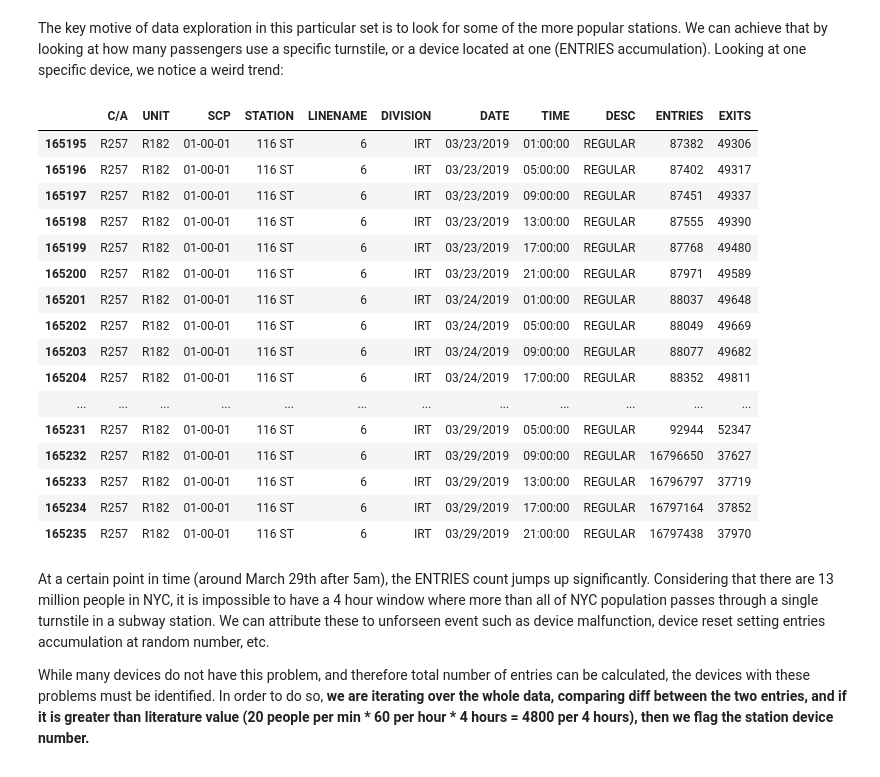
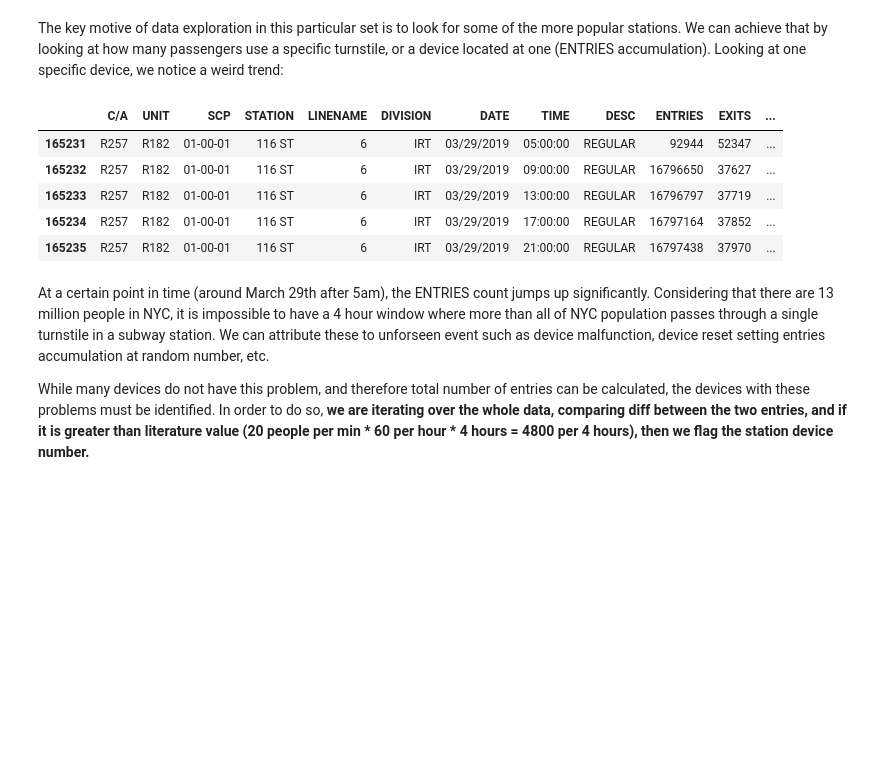
Before and after one commit to youngjeong46/MTA, a Jupyter notebook: Project 1 MTA.ipynb, the cells around one changed output. Saved outputs shown, nothing was run; the diff lists cells and outputs as text; code cells hidden in the pictures; blank space fills up the shorter version.

```diff
--- a/Project 1 MTA.ipynb
+++ b/Project 1 MTA.ipynb
@@ -41,25 +41,14 @@ According to the MTA website, the features shown are defined as:
 # %% [markdown]
 The key motive of data exploration in this particular set is to look for some of the more popular stations. We can achieve that by looking at how many passengers use a specific turnstile, or a device located at one (ENTRIES accumulation). Looking at one specific device, we notice a weird trend:
 # %%
-data[(data["STATION"]=="116 ST") & (data["SCP"]=="01-00-01") & (data["C/A"]=='R257') & (data["UNIT"]=='R182')]
+data[(data["STATION"]=="116 ST") & (data["SCP"]=="01-00-01") & (data["C/A"]=='R257') & (data["UNIT"]=='R182')].tail(5)
 # %% [output]
-|  | C/A | UNIT | SCP | STATION | LINENAME | DIVISION | DATE | TIME | DESC | ENTRIES | EXITS |
-| 165195 | R257 | R182 | 01-00-01 | 116 ST | 6 | IRT | 03/23/2019 | 01:00:00 | REGULAR | 87382 | 49306 |
-| 165196 | R257 | R182 | 01-00-01 | 116 ST | 6 | IRT | 03/23/2019 | 05:00:00 | REGULAR | 87402 | 49317 |
-| 165197 | R257 | R182 | 01-00-01 | 116 ST | 6 | IRT | 03/23/2019 | 09:00:00 | REGULAR | 87451 | 49337 |
-| 165198 | R257 | R182 | 01-00-01 | 116 ST | 6 | IRT | 03/23/2019 | 13:00:00 | REGULAR | 87555 | 49390 |
-| 165199 | R257 | R182 | 01-00-01 | 116 ST | 6 | IRT | 03/23/2019 | 17:00:00 | REGULAR | 87768 | 49480 |
-| 165200 | R257 | R182 | 01-00-01 | 116 ST | 6 | IRT | 03/23/2019 | 21:00:00 | REGULAR | 87971 | 49589 |
-| 165201 | R257 | R182 | 01-00-01 | 116 ST | 6 | IRT | 03/24/2019 | 01:00:00 | REGULAR | 88037 | 49648 |
-| 165202 | R257 | R182 | 01-00-01 | 116 ST | 6 | IRT | 03/24/2019 | 05:00:00 | REGULAR | 88049 | 49669 |
-| 165203 | R257 | R182 | 01-00-01 | 116 ST | 6 | IRT | 03/24/2019 | 09:00:00 | REGULAR | 88077 | 49682 |
-| 165204 | R257 | R182 | 01-00-01 | 116 ST | 6 | IRT | 03/24/2019 | 17:00:00 | REGULAR | 88352 | 49811 |
-| ... | ... | ... | ... | ... | ... | ... | ... | ... | ... | ... | ... |
-| 165231 | R257 | R182 | 01-00-01 | 116 ST | 6 | IRT | 03/29/2019 | 05:00:00 | REGULAR | 92944 | 52347 |
-| 165232 | R257 | R182 | 01-00-01 | 116 ST | 6 | IRT | 03/29/2019 | 09:00:00 | REGULAR | 16796650 | 37627 |
-| 165233 | R257 | R182 | 01-00-01 | 116 ST | 6 | IRT | 03/29/2019 | 13:00:00 | REGULAR | 16796797 | 37719 |
-| 165234 | R257 | R182 | 01-00-01 | 116 ST | 6 | IRT | 03/29/2019 | 17:00:00 | REGULAR | 16797164 | 37852 |
-| 165235 | R257 | R182 | 01-00-01 | 116 ST | 6 | IRT | 03/29/2019 | 21:00:00 | REGULAR | 16797438 | 37970 |
+|  | C/A | UNIT | SCP | STATION | LINENAME | DIVISION | DATE | TIME | DESC | ENTRIES | EXITS | ... |
+| 165231 | R257 | R182 | 01-00-01 | 116 ST | 6 | IRT | 03/29/2019 | 05:00:00 | REGULAR | 92944 | 52347 | ... |
+| 165232 | R257 | R182 | 01-00-01 | 116 ST | 6 | IRT | 03/29/2019 | 09:00:00 | REGULAR | 16796650 | 37627 | ... |
+| 165233 | R257 | R182 | 01-00-01 | 116 ST | 6 | IRT | 03/29/2019 | 13:00:00 | REGULAR | 16796797 | 37719 | ... |
+| 165234 | R257 | R182 | 01-00-01 | 116 ST | 6 | IRT | 03/29/2019 | 17:00:00 | REGULAR | 16797164 | 37852 | ... |
+| 165235 | R257 | R182 | 01-00-01 | 116 ST | 6 | IRT | 03/29/2019 | 21:00:00 | REGULAR | 16797438 | 37970 | ... |
 # %% [markdown]
 At a certain point in time (around March 29th after 5am), the ENTRIES count jumps up significantly. Considering that there are 13 million people in NYC, it is impossible to have a 4 hour window where more than all of NYC population passes through a single turnstile in a subway station. We can attribute these to unforseen event such as device malfunction, device reset setting entries accumulation at random number, etc.
 
```
Also changed, not shown: parts of 16 cells of this notebook.
